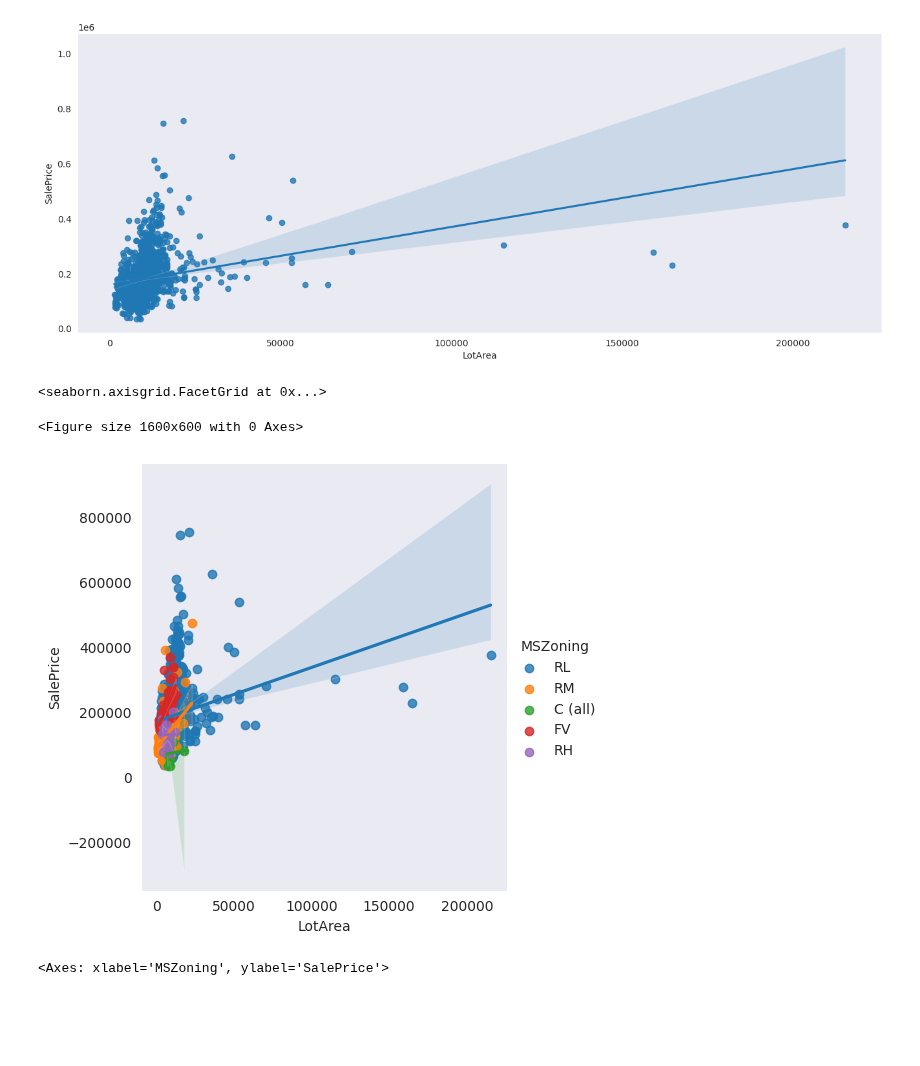
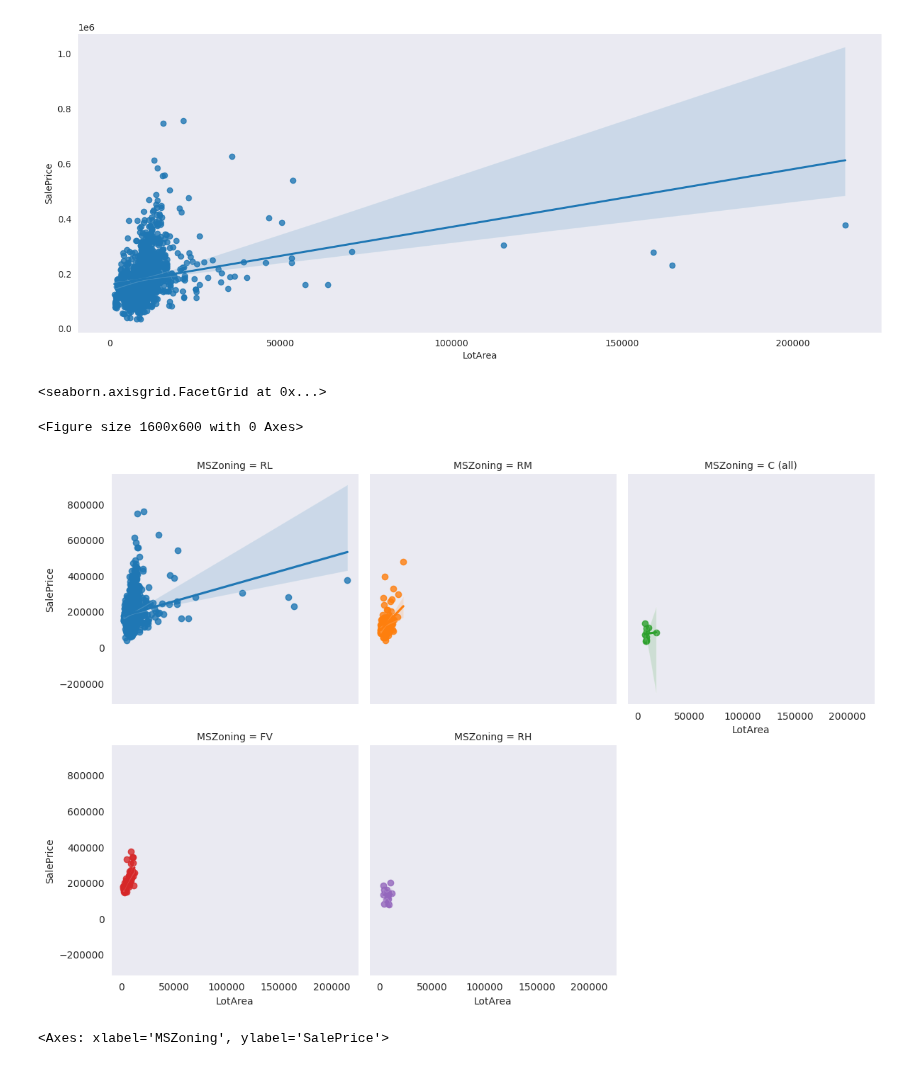
Before and after one commit to afrut/learn-ml, a Jupyter notebook: template/visualization.ipynb, the cells around one changed output. Cells and saved outputs as stored; diff of their text form; code cells hidden in the pictures; blank space fills up the shorter version.

Commit message:
Add visualization for feature engineering

```diff
--- a/template/visualization.ipynb
+++ b/template/visualization.ipynb
@@ -97,11 +113,12 @@ sns.regplot(x=df["LotArea"],y=df["SalePrice"])
 # %%
 # Scatter with regression on different groups
 plt.figure(figsize=(16,6))
-sns.lmplot(x="LotArea",y="SalePrice",hue="MSZoning", data=df)
+sns.lmplot(x="LotArea",y="SalePrice",hue="MSZoning", col="MSZoning",
+           data=df, col_wrap=3, height=4)
 # %% [output]
 <seaborn.axisgrid.FacetGrid at 0x...>
 <Figure size 1600x600 with 0 Axes>
-[figure, old version]
+[figure, new version]
 # %%
 # Swarm plot
 sns.swarmplot(x=df["MSZoning"],y=df["SalePrice"])
```
Also changed, not shown: parts of 2 cells of this notebook.
